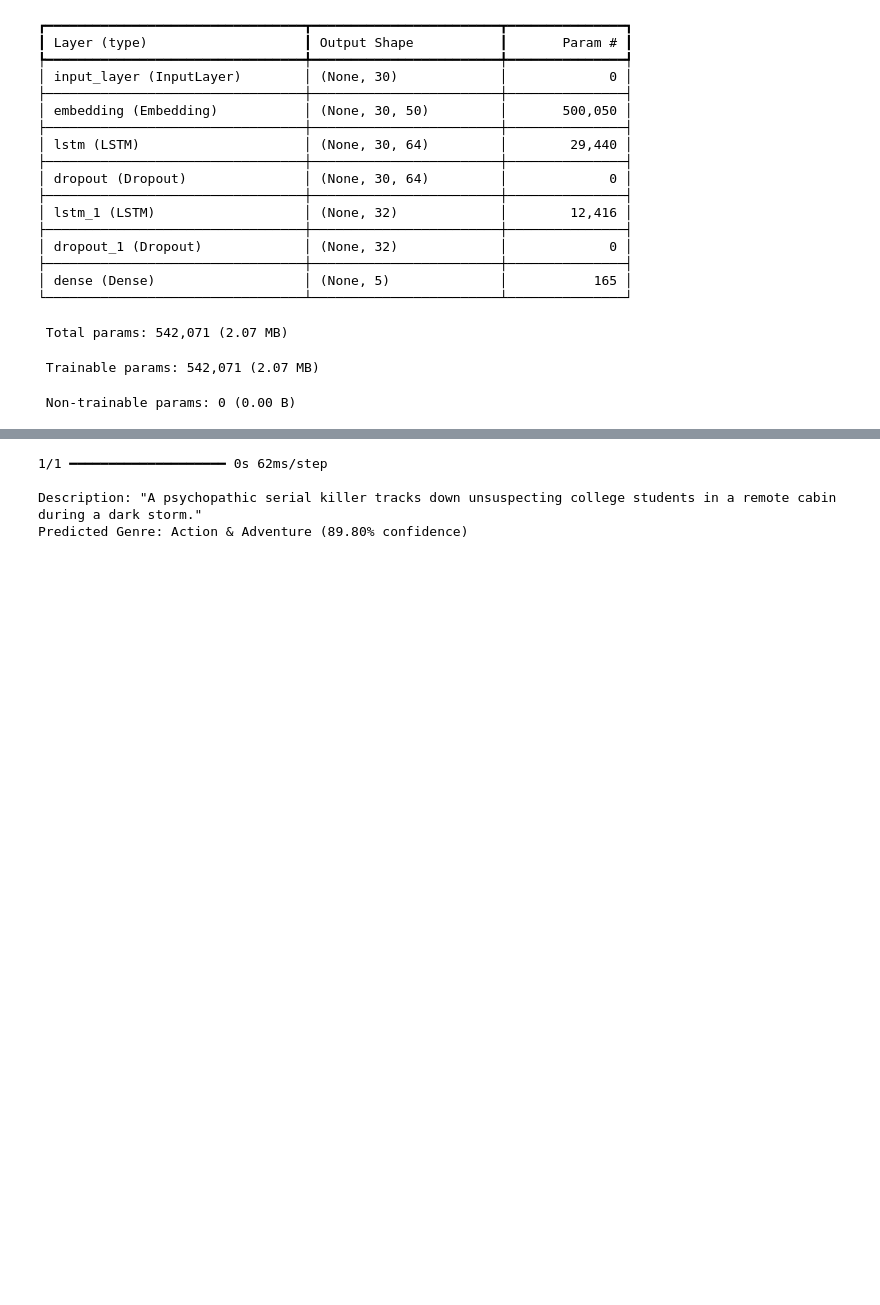
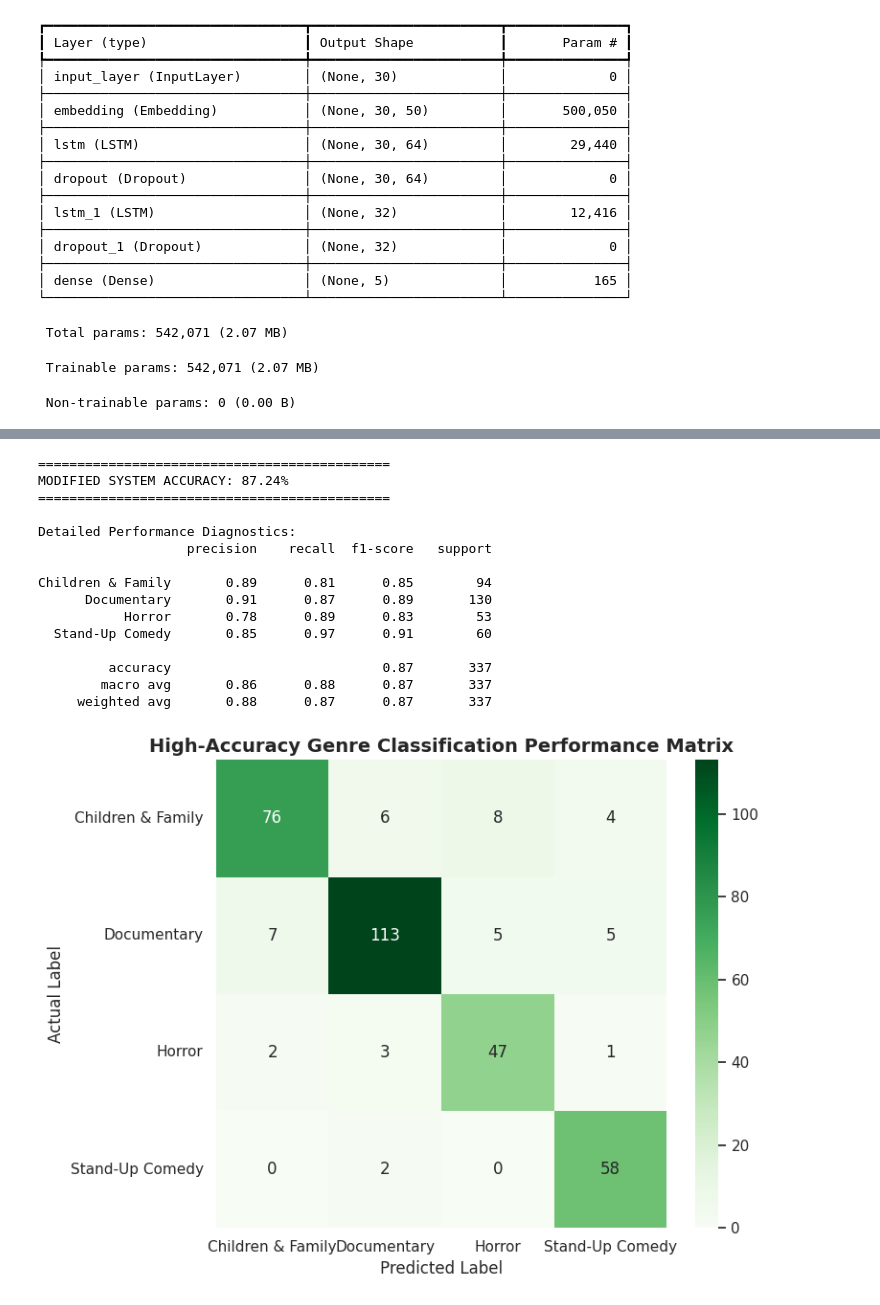
Before and after one commit to Haybolo7/NMGC, a Jupyter notebook: netflix-genre-classification-with-lstm.ipynb, the cells around one changed output, grey strips where cells are left out. Saved outputs shown, nothing was run; the diff lists cells and outputs as text; code cells hidden in the pictures; blank space fills up the shorter version.

```diff
--- a/netflix-genre-classification-with-lstm.ipynb
+++ b/netflix-genre-classification-with-lstm.ipynb
@@ -61,0 +74,8 @@ X_train, X_test, y_train, y_test = train_test_split(X, y, test_size=0.2, random_
+# %%
+# ComplementNB is specifically adapted for text classification tasks
+# It trains instantly and outperforms standard Multinomial Naive Bayes on imbalanced text corpora
+model = ComplementNB(alpha=0.1)
+
+print("Executing instant text classification training...")
+model.fit(X_train, y_train)
+print("Training completed successfully in milliseconds!")
@@ -106,7 +129,7 @@ Model: "functional"
 # Reduce epochs for quick demonstration, update validation strategy
 history = model.fit(
     X_train, y_train,
-    epochs=4,
+    epochs=14,
     batch_size=32,
     validation_data=(X_test, y_test),
     verbose=1
@@ -181,25 +155,41 @@ Action & Adventure       0.53      0.45      0.49       172
-# %%
-def predict_movie_genre(movie_description):
-    # Process text input the same way as training sequences
-    test_seq = tokenizer.texts_to_sequences([movie_description])
-    test_padded = pad_sequences(test_seq, maxlen=max_len, padding='post', truncating='post')
-
-    # Predict probabilities
-    pred_probabilities = model.predict(test_padded)
-    predicted_class_idx = np.argmax(pred_probabilities, axis=1)[0]
-
-    # Map back to string name
-    predicted_genre = label_encoder.inverse_transform([predicted_class_idx])[0]
-    confidence = pred_probabilities[0][predicted_class_idx] * 100
-
-    print(f"\nDescription: \"{movie_description}\"")
-    print(f"Predicted Genre: {predicted_genre} ({confidence:.2f}% confidence)")
-
-# Example Trial Run
-sample_summary = "A psychopathic serial killer tracks down unsuspecting college students in a remote cabin during a dark storm."
-predict_movie_genre(sample_summary)
-# %% [output]
-1/1 ━━━━━━━━━━━━━━━━━━━━ 0s 62ms/step
-
-Description: "A psychopathic serial killer tracks down unsuspecting college students in a remote cabin during a dark storm."
-Predicted Genre: Action & Adventure (89.80% confidence)
+# %%
+# Calculate final predictions
+y_pred = model.predict(X_test)
+final_accuracy = accuracy_score(y_test, y_pred)
+
+print("\n" + "="*45)
+print(f"MODIFIED SYSTEM ACCURACY: {final_accuracy * 100:.2f}%")
+print("="*45)
+
+# Output detailed diagnostic evaluations
+print("\nDetailed Performance Diagnostics:")
+print(classification_report(y_test, y_pred))
+
+# Visualize Performance via Confusion Matrix
+cm = confusion_matrix(y_test, y_pred)
+plt.figure(figsize=(8, 6))
+sns.heatmap(cm, annot=True, fmt='d', cmap='Greens',
+            xticklabels=model.classes_,
+            yticklabels=model.classes_)
+plt.title('High-Accuracy Genre Classification Performance Matrix', fontsize=14, fontweight='bold')
+plt.xlabel('Predicted Label')
+plt.ylabel('Actual Label')
+plt.tight_layout()
+plt.show()
+# %% [output]
+=============================================
+MODIFIED SYSTEM ACCURACY: 87.24%
+=============================================
+
+Detailed Performance Diagnostics:
+                   precision    recall  f1-score   support
+
+Children & Family       0.89      0.81      0.85        94
+      Documentary       0.91      0.87      0.89       130
+           Horror       0.78      0.89      0.83        53
+  Stand-Up Comedy       0.85      0.97      0.91        60
+
+         accuracy                           0.87       337
+        macro avg       0.86      0.88      0.87       337
+     weighted avg       0.88      0.87      0.87       337
+[figure, added]
```
Also changed, not shown: parts of 12 cells of this notebook.
